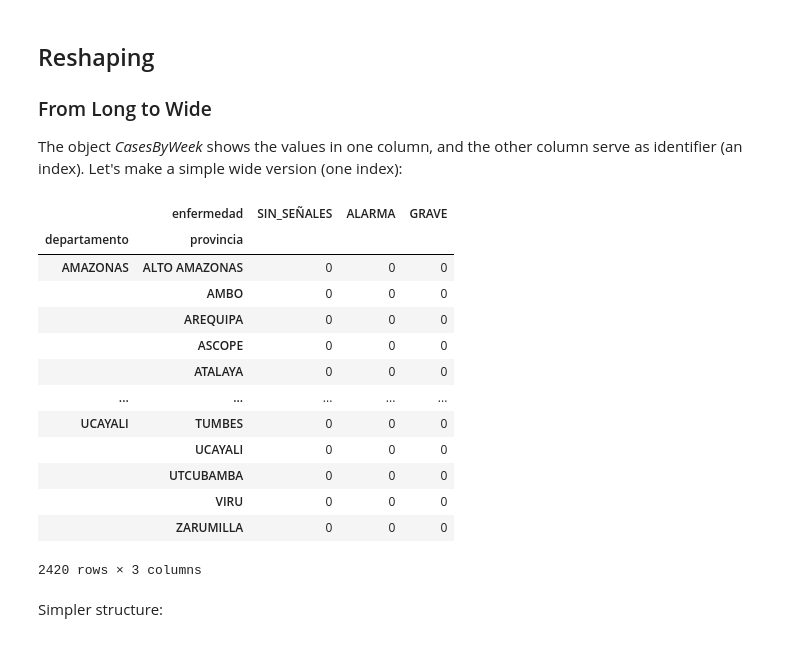
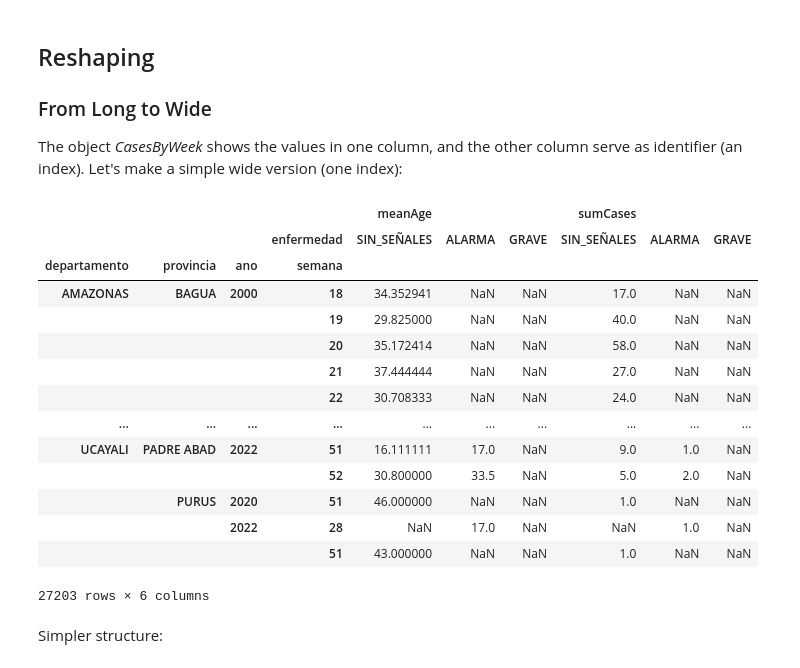
Before and after one commit to SocialAnalytics-StrategicIntelligence/OrganizeExploreAndQuery, a Jupyter notebook: Organize.ipynb, the cells around one changed output. Saved outputs shown, nothing was run; the diff lists cells and outputs as text; code cells hidden in the pictures.

```diff
--- a/Organize.ipynb
+++ b/Organize.ipynb
@@ -68,7 +68,7 @@ Let's start creating _data from these data_!
 ## Aggregation
 # %%
 indexList=['departamento', 'provincia', 'ano', 'semana','enfermedad']
-aggregator={'case': ['sum']}
-ByProvinceWeek_AllCases=dengue.groupby(indexList,observed=True).agg(aggregator)
-ByProvinceWeek_AllCases
+aggregator={'edad': ['mean'], 'case':['sum']}
+ByProvinceWeek_sum_mean=dengue.groupby(indexList,observed=True).agg(aggregator)
+ByProvinceWeek_sum_mean
 # %% [output]
@@ -97,6 +98,6 @@ MultiIndex([('case', 'sum')],
 # %% [markdown]
 We may turn that multi-index structure in a simpler way:
 # %%
-ByProvinceWeek_AllCases.columns=['cases']
-ByProvinceWeek_AllCases
+ByProvinceWeek_sum_mean.columns=['meanAge','sumCases']
+ByProvinceWeek_sum_mean
 # %% [output]
@@ -117,5 +118,5 @@ ByProvinceWeek_AllCases
 # %%
-ByProvinceWeek_AllCases.reset_index(drop=False,inplace=True)
+ByProvinceWeek_sum_mean.reset_index(drop=False,inplace=True)
 
-ByProvinceWeek_AllCases
+ByProvinceWeek_sum_mean
 # %% [output]
@@ -145,24 +146,25 @@ ByProvinceWeek_AllCases.to_pickle('dataFiles/ByProvinceWeek_AllCases.pkl')
 
 The object *CasesByWeek* shows the values in one column, and the other column serve as identifier (an index). Let's make a simple wide version (one index):
 # %%
-ByProvinceWeek_AllCases.pivot_table(values='cases',
-                            index=['departamento','provincia'],
-                            columns='enfermedad',aggfunc="sum")
+ByProvinceWeek_sum_mean_Wide=ByProvinceWeek_sum_mean.pivot_table(index=['departamento','provincia','ano','semana'],
+                                                                 columns='enfermedad')
+ByProvinceWeek_sum_mean_Wide
 # %% [output]
-|  | enfermedad | SIN_SEÑALES | ALARMA | GRAVE |
-| departamento | provincia |  |  |  |
-| AMAZONAS | ALTO AMAZONAS | 0 | 0 | 0 |
-|  | AMBO | 0 | 0 | 0 |
-|  | AREQUIPA | 0 | 0 | 0 |
-|  | ASCOPE | 0 | 0 | 0 |
-|  | ATALAYA | 0 | 0 | 0 |
-| ... | ... | ... | ... | ... |
-| UCAYALI | TUMBES | 0 | 0 | 0 |
-|  | UCAYALI | 0 | 0 | 0 |
-|  | UTCUBAMBA | 0 | 0 | 0 |
-|  | VIRU | 0 | 0 | 0 |
-|  | ZARUMILLA | 0 | 0 | 0 |
+|  |  |  |  | meanAge |  |  | sumCases |  |  |
+|  |  |  | enfermedad | SIN_SEÑALES | ALARMA | GRAVE | SIN_SEÑALES | ALARMA | GRAVE |
+| departamento | provincia | ano | semana |  |  |  |  |  |  |
+| AMAZONAS | BAGUA | 2000 | 18 | 34.352941 | NaN | NaN | 17.0 | NaN | NaN |
+|  |  |  | 19 | 29.825000 | NaN | NaN | 40.0 | NaN | NaN |
+|  |  |  | 20 | 35.172414 | NaN | NaN | 58.0 | NaN | NaN |
+|  |  |  | 21 | 37.444444 | NaN | NaN | 27.0 | NaN | NaN |
+|  |  |  | 22 | 30.708333 | NaN | NaN | 24.0 | NaN | NaN |
+| ... | ... | ... | ... | ... | ... | ... | ... | ... | ... |
+| UCAYALI | PADRE ABAD | 2022 | 51 | 16.111111 | 17.0 | NaN | 9.0 | 1.0 | NaN |
+|  |  |  | 52 | 30.800000 | 33.5 | NaN | 5.0 | 2.0 | NaN |
+|  | PURUS | 2020 | 51 | 46.000000 | NaN | NaN | 1.0 | NaN | NaN |
+|  |  | 2022 | 28 | NaN | 17.0 | NaN | NaN | 1.0 | NaN |
+|  |  |  | 51 | 43.000000 | NaN | NaN | 1.0 | NaN | NaN |
-2420 rows × 3 columns
+27203 rows × 6 columns
 # %% [markdown]
 Simpler structure:
 # %%
```
Also changed, not shown: parts of 21 cells of this notebook, 6 other files.
